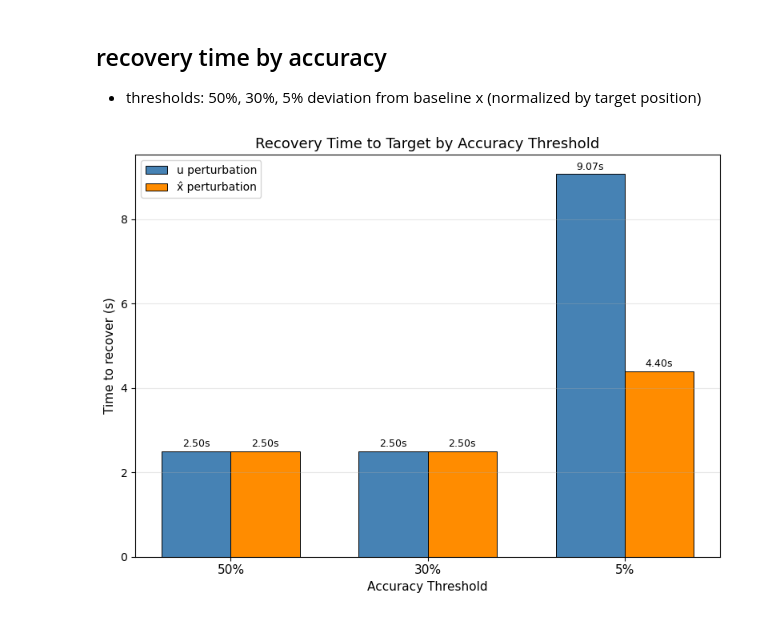
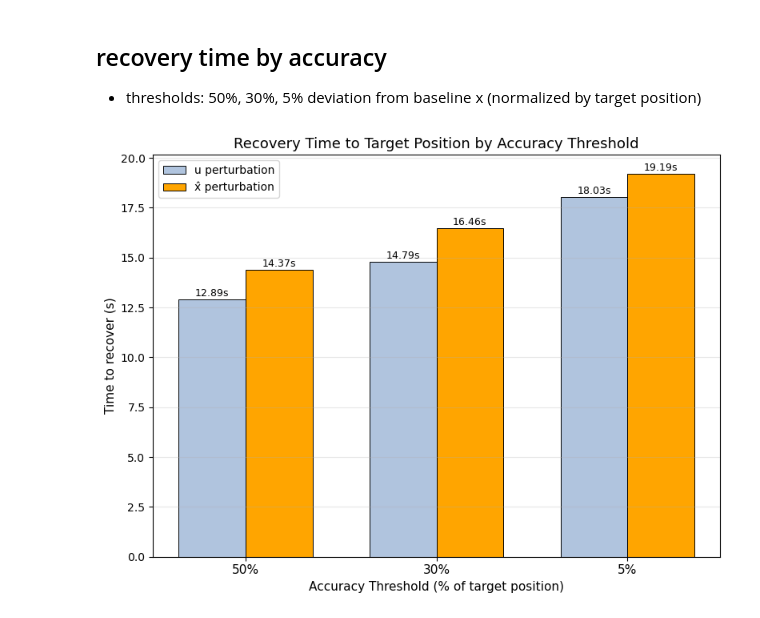
Before and after one commit to emilyekstrum/cerebellar_LQG_control, a Jupyter notebook: notebooks/lqg_model_1d.ipynb, the cells around one changed output. Drawn from its saved outputs; the diff is of its cells as text; code cells hidden in the pictures.

```diff
--- a/notebooks/lqg_model_1d.ipynb
+++ b/notebooks/lqg_model_1d.ipynb
@@ -16,7 +16,7 @@ from model import lqg_model
 ## Initialize LQG Model with Parameters
 # %%
 # define horizon (number of time steps)
-horizon = 1000
+horizon = 2000
 
 # target position
 T_p = 100
@@ -185,7 +185,7 @@ perturbation_end = 250
 
 # per-dimension control perturbation magnitude
 # 1D model: single acceleration axis (ax)
-u_pert_magnitude = -100  # ax perturbation
+u_pert_magnitude = -25 # ax perturbation
 
 # same noise as baseline for comparison
 v_noise = baseline_data['noise']['v']
@@ -406,8 +391,8 @@ for t in range(perturbation_start, horizon - 1):
     # PERTURBATION: apply bias to xhat only during window
     # after window ends, Kalman corrects freely via LQG framework
     if perturbation_start <= (t + 1) < xhat_pulse_end:
-        xhat_next[0, 0] -= xhat_position_offset * xhat_pos_scale  # position bias
-        xhat_next[1, 0] -= xhat_vel_bias                           # velocity bias
+        xhat_next[0, 0] += xhat_position_offset * xhat_pos_scale  # position bias
+        xhat_next[1, 0] += xhat_vel_bias                           # velocity bias
 
     xhat_xhat_pert_list.append(xhat_next)
 
@@ -659,49 +644,48 @@ summary_df
 ## recovery time by accuracy
 - thresholds: 50%, 30%, 5% deviation from baseline x (normalized by target position)
 # %%
-abs_pct_u    = np.abs(pct_dev_u)
-abs_pct_xhat = np.abs(pct_dev_xhat)
+# distance from target position, as % of T_p
+abs_pct_from_target_u    = np.abs(x_u_pert     - T_p) / T_p * 100
+abs_pct_from_target_xhat = np.abs(x_xhat_direct - T_p) / T_p * 100
 
 thresholds = [('50%', 50), ('30%', 30), ('5%', 5)]
 
-# find first crossing below each threshold after perturbation ends
+def recovery_time(arr, thr, search_start, horizon):
+    """First t >= peak deviation where arr[t] drops below thr."""
+    peak_t = search_start + np.argmax(arr[search_start:horizon])
+    rec_t  = next((t for t in range(peak_t, horizon) if arr[t] < thr), None)
+    return rec_t
+
 rec_u, rec_xhat = [], []
 for _, thr in thresholds:
-    t_u  = next((t for t in range(perturbation_end, horizon) if abs_pct_u[t]    < thr), None)
-    t_xh = next((t for t in range(perturbation_end, horizon) if abs_pct_xhat[t] < thr), None)
+    t_u  = recovery_time(abs_pct_from_target_u,    thr, perturbation_end, horizon)
+    t_xh = recovery_time(abs_pct_from_target_xhat, thr, perturbation_end, horizon)
     rec_u.append(time[t_u]   if t_u  is not None else np.nan)
     rec_xhat.append(time[t_xh] if t_xh is not None else np.nan)
 
 thr_labels = [t[0] for t in thresholds]
 x = np.arange(len(thr_labels))
 width = 0.35
 
 fig, ax = plt.subplots(figsize=(8, 6))
 
-bars_u    = ax.bar(x - width/2, rec_u,    width, label='u perturbation',   color='steelblue', edgecolor='k', linewidth=0.7)
-bars_xhat = ax.bar(x + width/2, rec_xhat, width, label='x̂ perturbation', color='darkorange', edgecolor='k', linewidth=0.7)
+bars_u    = ax.bar(x - width/2, rec_u,    width, label='u perturbation',  color='lightsteelblue', edgecolor='k', linewidth=0.7)
+bars_xhat = ax.bar(x + width/2, rec_xhat, width, label='x̂ perturbation', color='orange', edgecolor='k', linewidth=0.7)
 
-# value labels on top of each bar
-for bar in bars_u:
-    h = bar.get_height()
-    if not np.isnan(h):
-        ax.text(bar.get_x() + bar.get_width()/2, h + 0.05, f'{h:.2f}s',
-                ha='center', va='bottom', fontsize=9)
-
-for bar in bars_xhat:
+for bar in list(bars_u) + list(bars_xhat):
     h = bar.get_height()
     if not np.isnan(h):
         ax.text(bar.get_x() + bar.get_width()/2, h + 0.05, f'{h:.2f}s',
                 ha='center', va='bottom', fontsize=9)
 
 ax.set_xticks(x)
 ax.set_xticklabels(thr_labels, fontsize=11)
-ax.set_xlabel('Accuracy Threshold', fontsize=11)
+ax.set_xlabel('Accuracy Threshold (% of target position)', fontsize=11)
 ax.set_ylabel('Time to recover (s)', fontsize=11)
-ax.set_title('Recovery Time to Target by Accuracy Threshold', fontsize=13)
+ax.set_title('Recovery Time to Target Position by Accuracy Threshold', fontsize=13)
 ax.legend(fontsize=10)
 ax.grid(True, axis='y', alpha=0.3)
 plt.tight_layout()
 plt.show()
 # %% [output]
-[figure, old version]
+[figure, new version]
```
Also changed, not shown: parts of 11 cells of this notebook.
